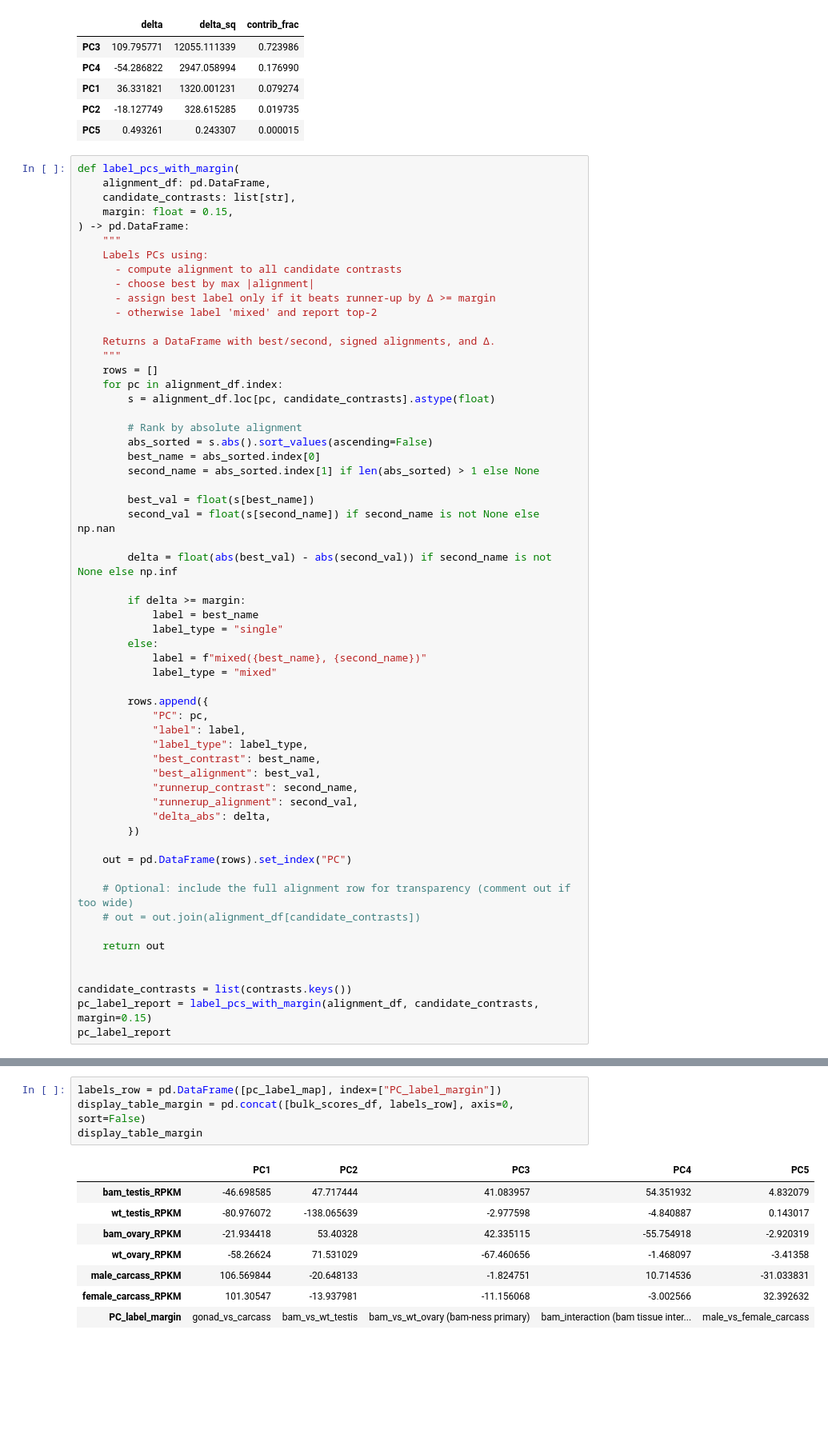
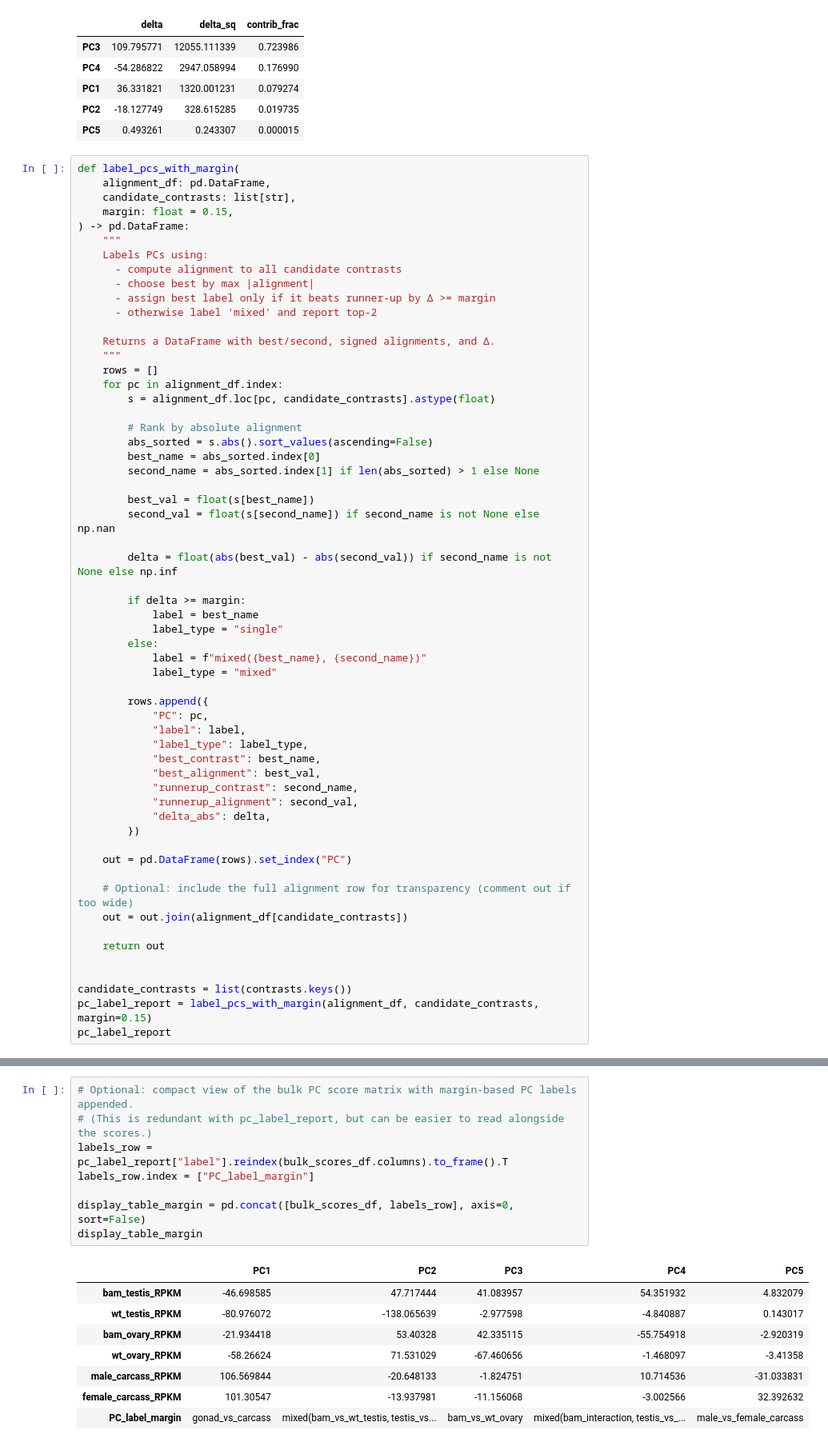
Before and after one commit to lemons2lemonade/bulk_seq_workshop, a Jupyter notebook: notebooks/workshop.ipynb, the cells around one changed output, grey strips where cells are left out. Shown at 80% size. Cells and saved outputs as stored; diff of their text form; blank space fills up the shorter version.

```diff
--- a/notebooks/workshop.ipynb
+++ b/notebooks/workshop.ipynb
@@ -786,7 +802,7 @@ def label_pcs_with_margin(
     out = pd.DataFrame(rows).set_index("PC")
 
     # Optional: include the full alignment row for transparency (comment out if too wide)
-    # out = out.join(alignment_df[candidate_contrasts])
+    out = out.join(alignment_df[candidate_contrasts])
 
     return out
 
@@ -805,14 +821,18 @@ pc_label_report
 # %%
-labels_row = pd.DataFrame([pc_label_map], index=["PC_label_margin"])
+# Optional: compact view of the bulk PC score matrix with margin-based PC labels appended.
+# (This is redundant with pc_label_report, but can be easier to read alongside the scores.)
+labels_row = pc_label_report["label"].reindex(bulk_scores_df.columns).to_frame().T
+labels_row.index = ["PC_label_margin"]
+
 display_table_margin = pd.concat([bulk_scores_df, labels_row], axis=0, sort=False)
 display_table_margin
 # %% [output]
 |  | PC1 | PC2 | PC3 | PC4 | PC5 |
 | bam_testis_RPKM | -46.698585 | 47.717444 | 41.083957 | 54.351932 | 4.832079 |
 | wt_testis_RPKM | -80.976072 | -138.065639 | -2.977598 | -4.840887 | 0.143017 |
 | bam_ovary_RPKM | -21.934418 | 53.40328 | 42.335115 | -55.754918 | -2.920319 |
 | wt_ovary_RPKM | -58.26624 | 71.531029 | -67.460656 | -1.468097 | -3.41358 |
 | male_carcass_RPKM | 106.569844 | -20.648133 | -1.824751 | 10.714536 | -31.033831 |
 | female_carcass_RPKM | 101.30547 | -13.937981 | -11.156068 | -3.002566 | 32.392632 |
-| PC_label_margin | gonad_vs_carcass | bam_vs_wt_testis | bam_vs_wt_ovary (bam-ness primary) | bam_interaction (bam tissue inter... | male_vs_female_carcass |
+| PC_label_margin | gonad_vs_carcass | mixed(bam_vs_wt_testis, testis_vs... | bam_vs_wt_ovary | mixed(bam_interaction, testis_vs_... | male_vs_female_carcass |
 # %%
```
Also changed, not shown: parts of 8 cells of this notebook.
